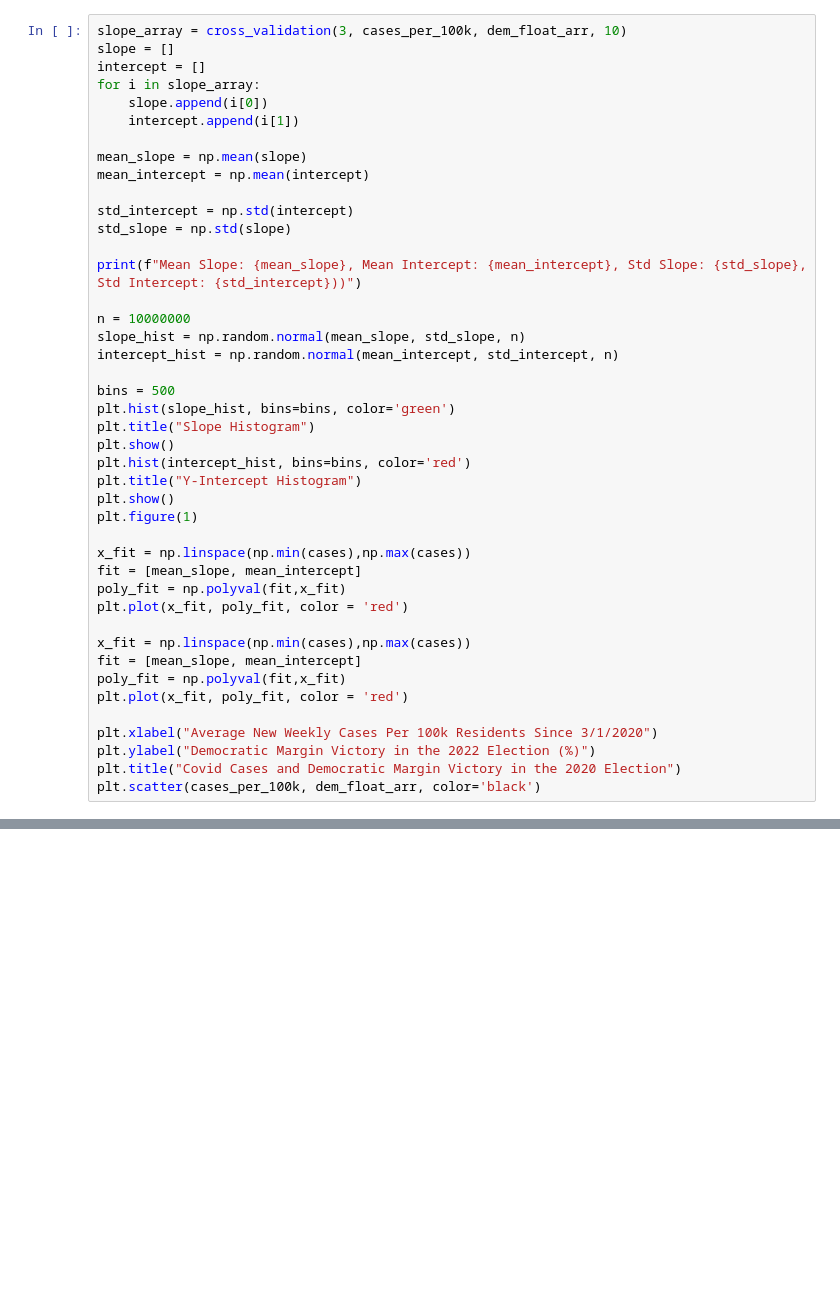
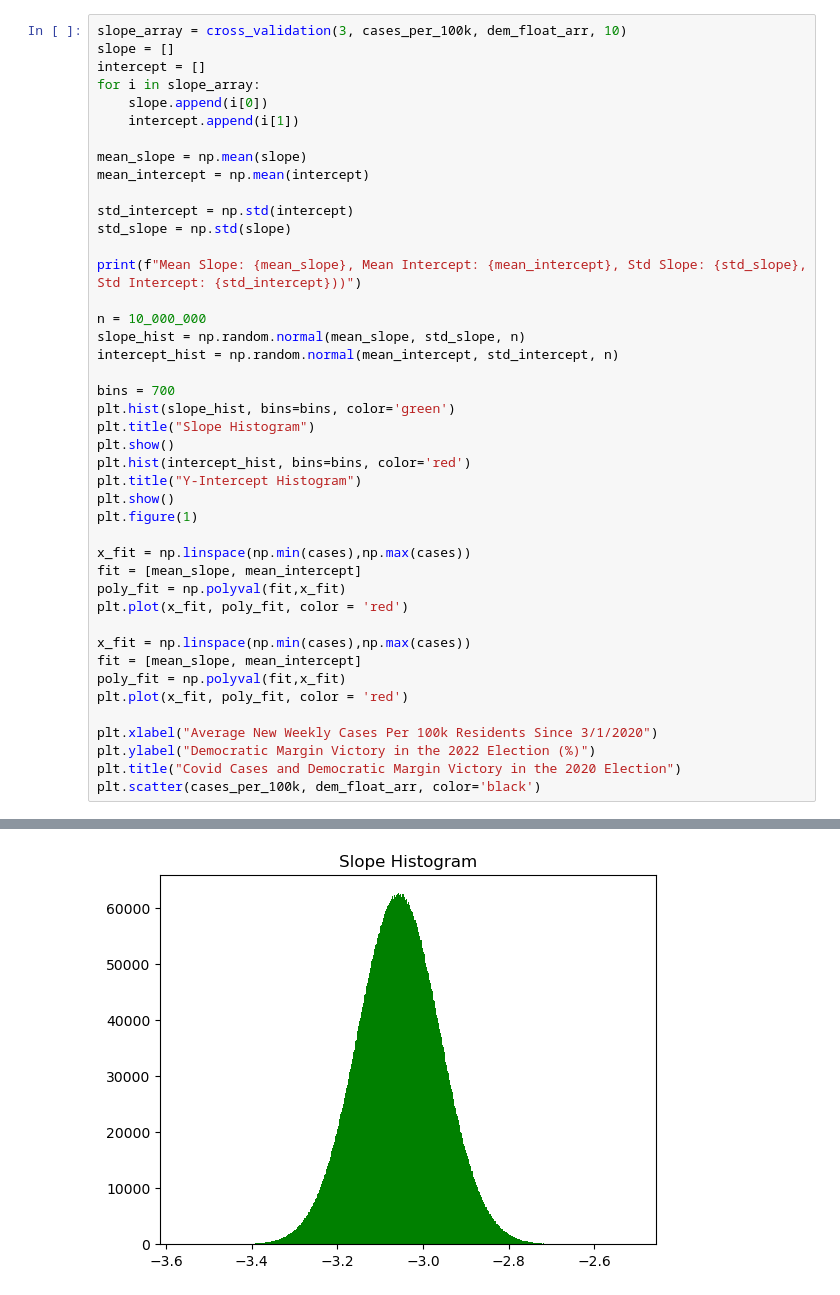
Before and after one commit to alexanderschatzberg/qr_x, a Jupyter notebook: covid-and-politics/src/covid_vs_politics.ipynb, the cells around one changed output, grey strips where cells are left out. Cells and saved outputs as stored; diff of their text form; blank space fills up the shorter version.

```diff
--- a/covid-and-politics/src/covid_vs_politics.ipynb
+++ b/covid-and-politics/src/covid_vs_politics.ipynb
@@ -192,11 +175,11 @@ std_slope = np.std(slope)
 
 print(f"Mean Slope: {mean_slope}, Mean Intercept: {mean_intercept}, Std Slope: {std_slope}, Std Intercept: {std_intercept}))")
 
-n = 10000000
+n = 10_000_000
 slope_hist = np.random.normal(mean_slope, std_slope, n)
 intercept_hist = np.random.normal(mean_intercept, std_intercept, n)
 
-bins = 500
+bins = 700
 plt.hist(slope_hist, bins=bins, color='green')
 plt.title("Slope Histogram")
 plt.show()
@@ -223,0 +207 @@ Error:
+[figure, added]
```
Also changed, not shown: parts of 11 cells of this notebook, 1 other file.
